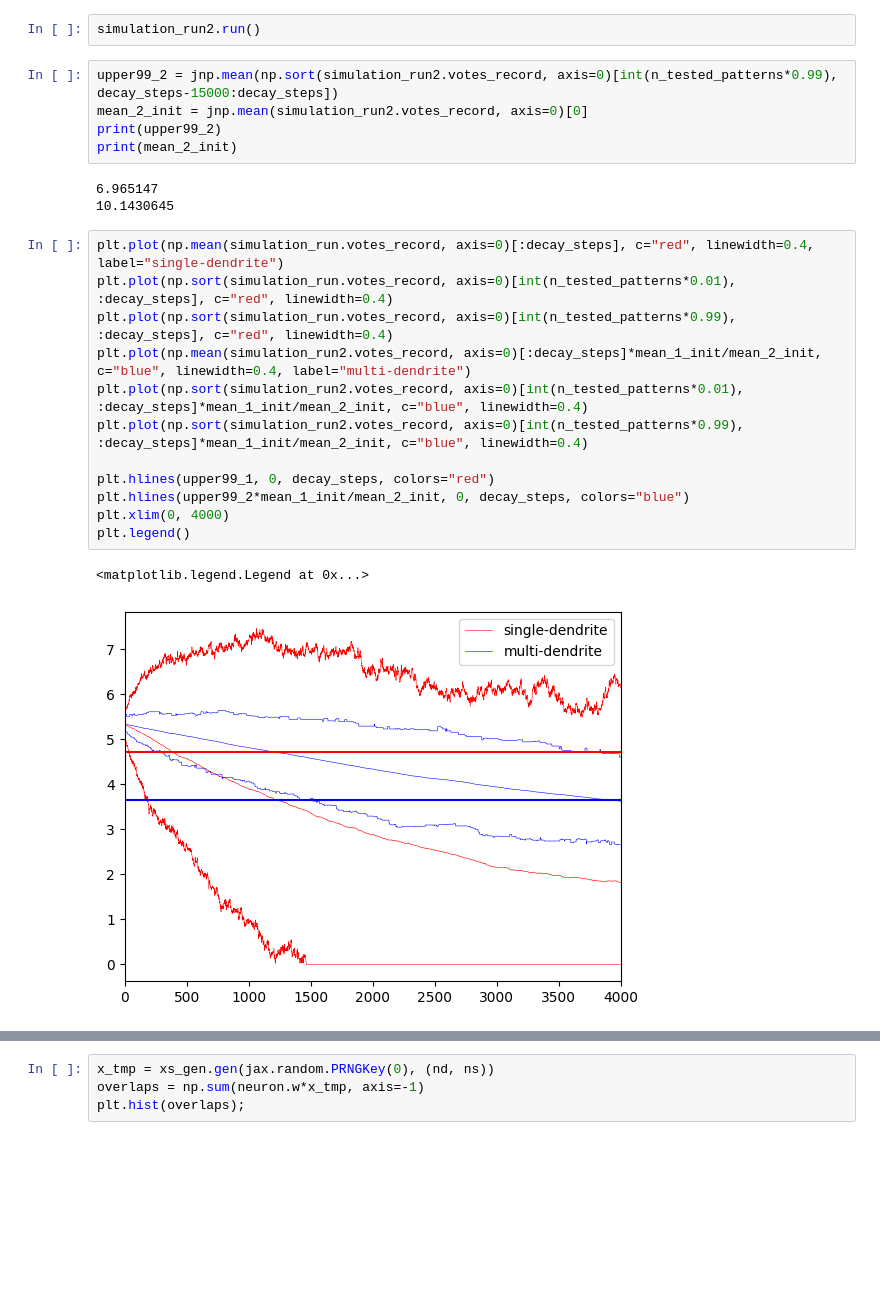
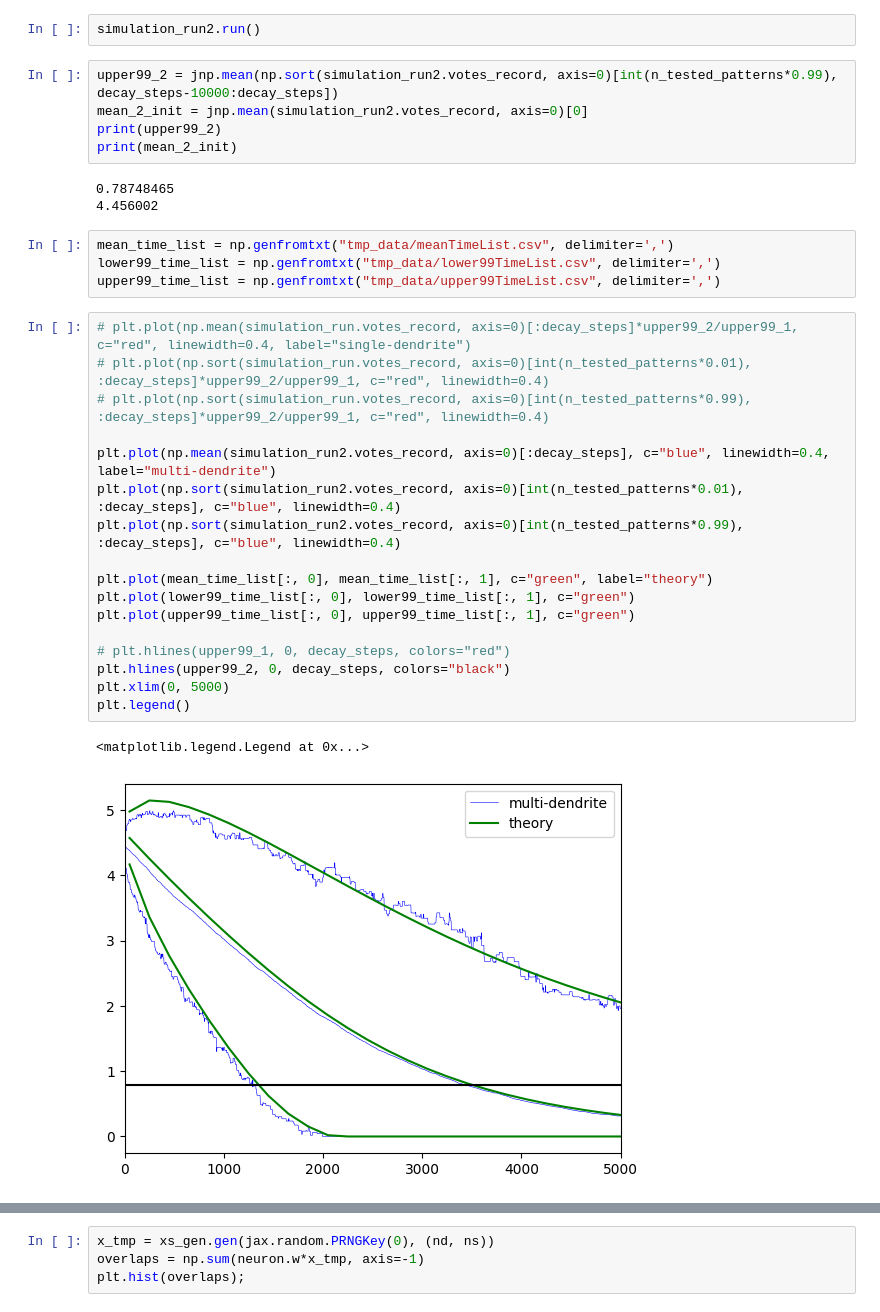
Before and after one commit to Cai-Fangxu/dendrite_project, a Jupyter notebook: test.ipynb, the cells around one changed output, grey strips where cells are left out. Saved outputs shown, nothing was run; the diff lists cells and outputs as text; blank space fills up the shorter version.

```diff
--- a/test.ipynb
+++ b/test.ipynb
@@ -94,28 +97,37 @@ simulation_run2 = lib.Simulation_Run2(neuron2, xs_gen, decay_steps=decay_steps,
 # %%
 simulation_run2.run()
 # %%
-upper99_2 = jnp.mean(np.sort(simulation_run2.votes_record, axis=0)[int(n_tested_patterns*0.99), decay_steps-15000:decay_steps])
+upper99_2 = jnp.mean(np.sort(simulation_run2.votes_record, axis=0)[int(n_tested_patterns*0.99), decay_steps-10000:decay_steps])
 mean_2_init = jnp.mean(simulation_run2.votes_record, axis=0)[0]
 print(upper99_2)
 print(mean_2_init)
 # %% [output]
-6.965147
-10.1430645
+0.78748465
+4.456002
+# %%
+mean_time_list = np.genfromtxt("tmp_data/meanTimeList.csv", delimiter=',')
+lower99_time_list = np.genfromtxt("tmp_data/lower99TimeList.csv", delimiter=',')
+upper99_time_list = np.genfromtxt("tmp_data/upper99TimeList.csv", delimiter=',')
 # %%
-plt.plot(np.mean(simulation_run.votes_record, axis=0)[:decay_steps], c="red", linewidth=0.4, label="single-dendrite")
-plt.plot(np.sort(simulation_run.votes_record, axis=0)[int(n_tested_patterns*0.01), :decay_steps], c="red", linewidth=0.4)
-plt.plot(np.sort(simulation_run.votes_record, axis=0)[int(n_tested_patterns*0.99), :decay_steps], c="red", linewidth=0.4)
-plt.plot(np.mean(simulation_run2.votes_record, axis=0)[:decay_steps]*mean_1_init/mean_2_init, c="blue", linewidth=0.4, label="multi-dendrite")
-plt.plot(np.sort(simulation_run2.votes_record, axis=0)[int(n_tested_patterns*0.01), :decay_steps]*mean_1_init/mean_2_init, c="blue", linewidth=0.4)
-plt.plot(np.sort(simulation_run2.votes_record, axis=0)[int(n_tested_patterns*0.99), :decay_steps]*mean_1_init/mean_2_init, c="blue", linewidth=0.4)
+# plt.plot(np.mean(simulation_run.votes_record, axis=0)[:decay_steps]*upper99_2/upper99_1, c="red", linewidth=0.4, label="single-dendrite")
+# plt.plot(np.sort(simulation_run.votes_record, axis=0)[int(n_tested_patterns*0.01), :decay_steps]*upper99_2/upper99_1, c="red", linewidth=0.4)
+# plt.plot(np.sort(simulation_run.votes_record, axis=0)[int(n_tested_patterns*0.99), :decay_steps]*upper99_2/upper99_1, c="red", linewidth=0.4)
 
-plt.hlines(upper99_1, 0, decay_steps, colors="red")
-plt.hlines(upper99_2*mean_1_init/mean_2_init, 0, decay_steps, colors="blue")
-plt.xlim(0, 4000)
+plt.plot(np.mean(simulation_run2.votes_record, axis=0)[:decay_steps], c="blue", linewidth=0.4, label="multi-dendrite")
+plt.plot(np.sort(simulation_run2.votes_record, axis=0)[int(n_tested_patterns*0.01), :decay_steps], c="blue", linewidth=0.4)
+plt.plot(np.sort(simulation_run2.votes_record, axis=0)[int(n_tested_patterns*0.99), :decay_steps], c="blue", linewidth=0.4)
+
+plt.plot(mean_time_list[:, 0], mean_time_list[:, 1], c="green", label="theory")
+plt.plot(lower99_time_list[:, 0], lower99_time_list[:, 1], c="green")
+plt.plot(upper99_time_list[:, 0], upper99_time_list[:, 1], c="green")
+
+# plt.hlines(upper99_1, 0, decay_steps, colors="red")
+plt.hlines(upper99_2, 0, decay_steps, colors="black")
+plt.xlim(0, 5000)
 plt.legend()
 # %% [output]
 <matplotlib.legend.Legend at 0x...>
-[figure, old version]
+[figure, new version]
 # %%
 tmp = (np.sort(simulation_run.votes_record, axis=0)[int(n_tested_patterns*0.01), :decay_steps] - upper99_1)
 tmp = np.bitwise_and(tmp[:-1]>0, tmp[1:]<0)
```
Also changed, not shown: parts of 12 cells of this notebook, 2 other files.
